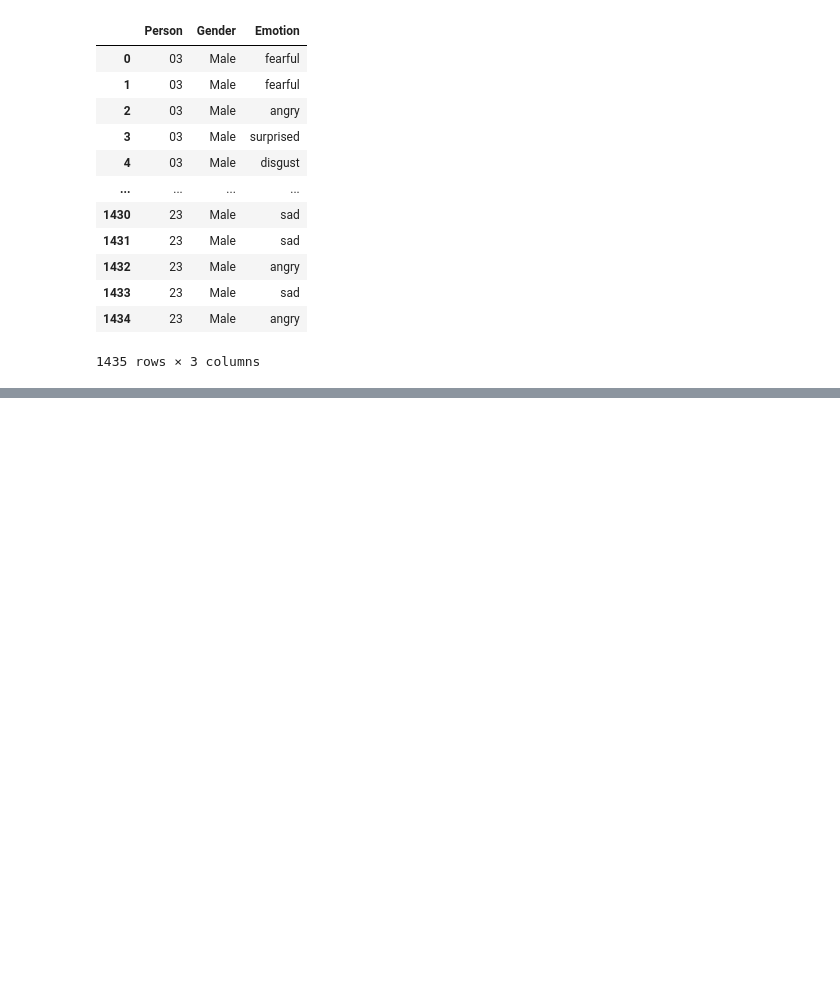
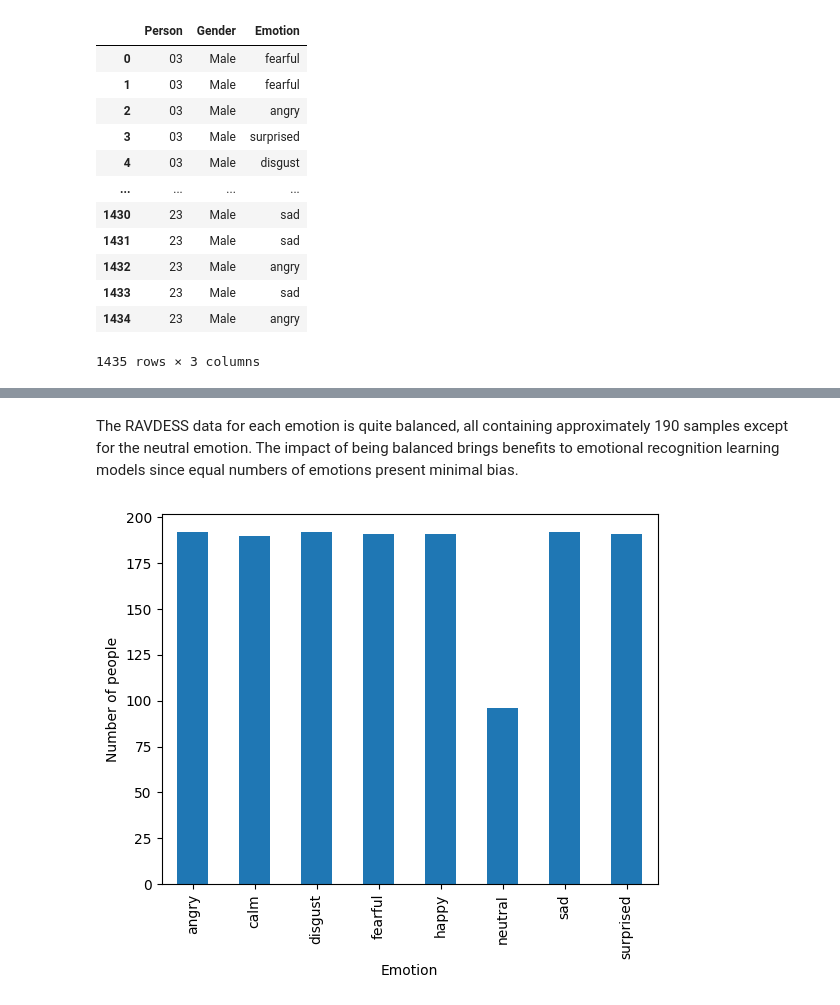
Before and after one commit to SorrenJ/Week-2_Data_Preprocessing, a Jupyter notebook: Week_2_Data_Preprocessing.ipynb, the cells around one changed output, grey strips where cells are left out. Cells and saved outputs as stored; diff of their text form; code cells hidden in the pictures; blank space fills up the shorter version.

```diff
--- a/Week_2_Data_Preprocessing.ipynb
+++ b/Week_2_Data_Preprocessing.ipynb
@@ -1206,0 +1220,11 @@ ravdess_df
+# %% [markdown]
+The RAVDESS data for each emotion is quite balanced, all containing approximately 190 samples except for the neutral emotion. The impact of being balanced brings benefits to emotional recognition learning models since equal numbers of emotions present minimal bias.
+# %%
+import matplotlib.pyplot as py
+import seaborn as sea
+
+ravdess_df.groupby('Emotion').size().plot(kind='bar')
+py.ylabel('Number of people')
+py.show()
+# %% [output]
+[figure, added]
```
Also changed, not shown: parts of 3 cells of this notebook.
